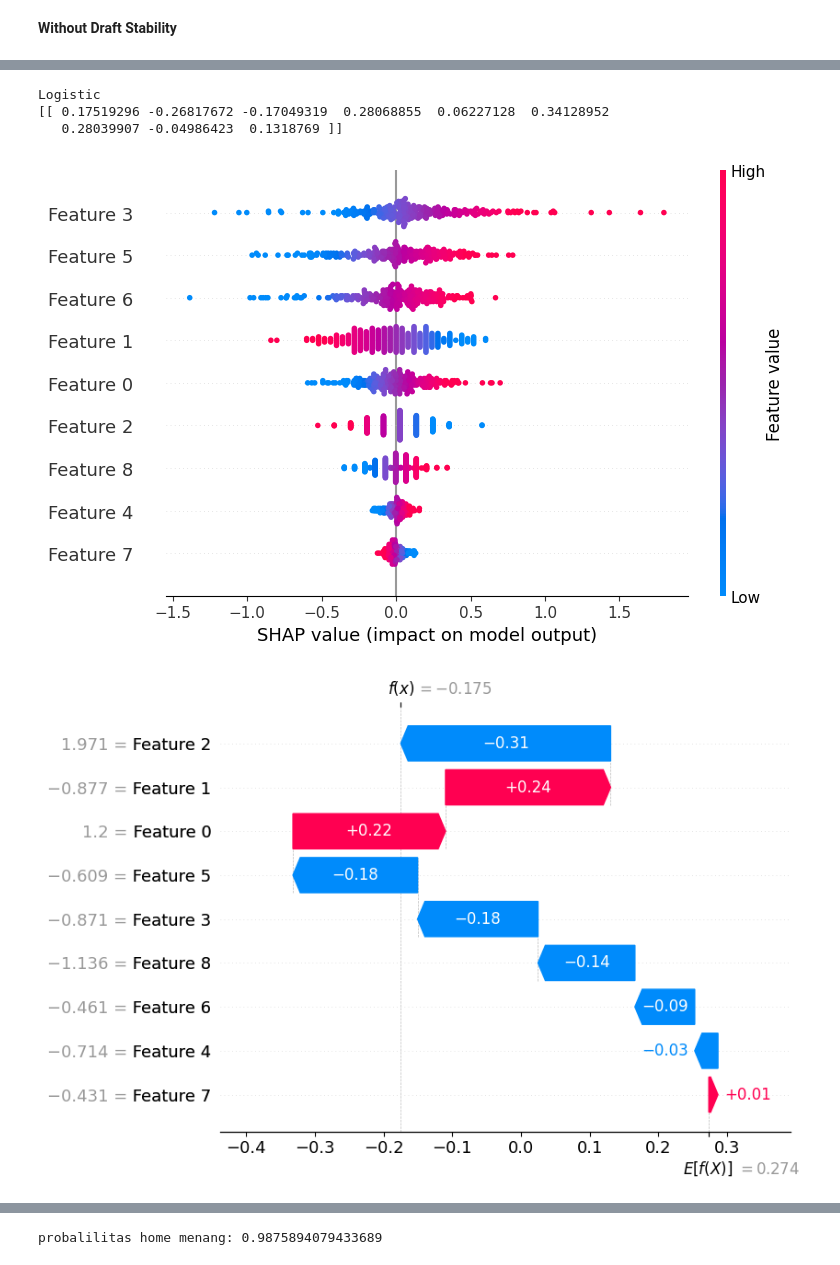
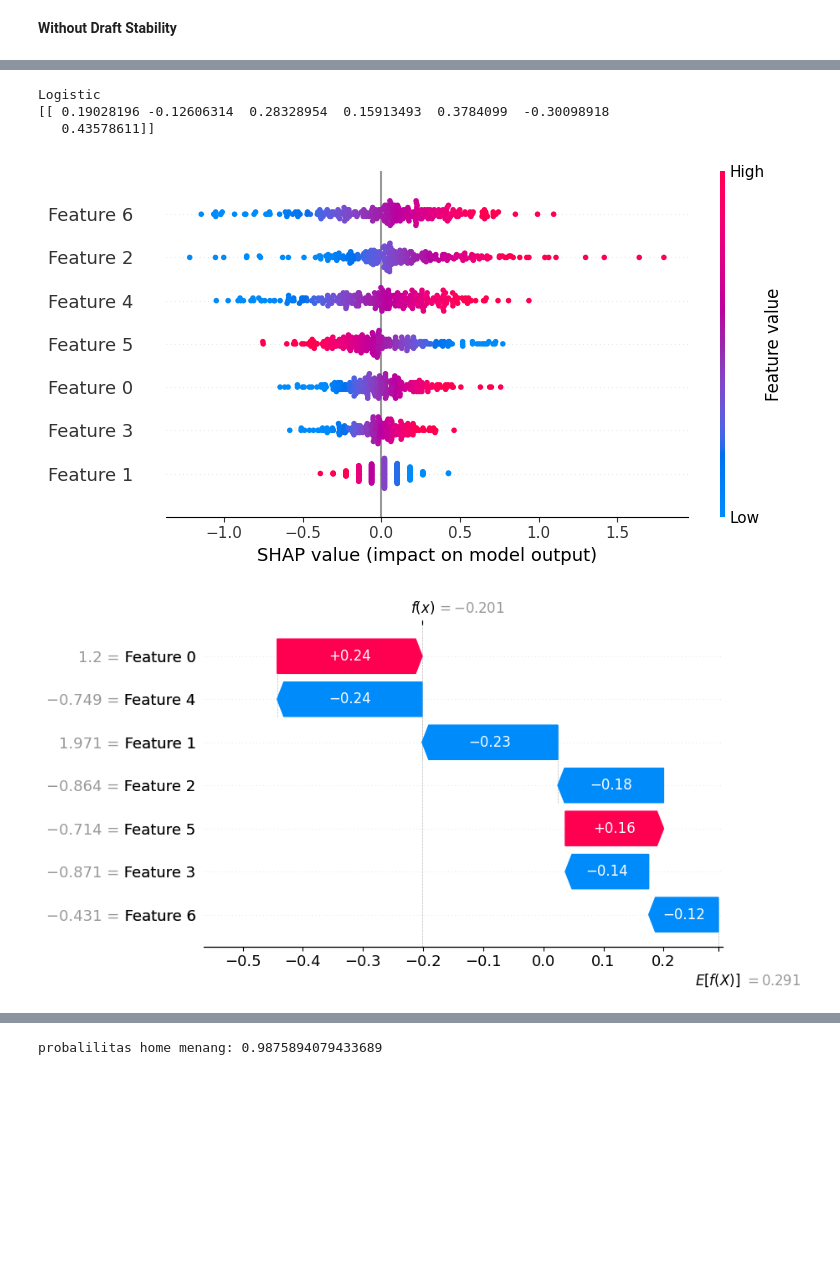
Before and after one commit to imkhlst/End-to-End-MLOps-MWorld-Champions, a Jupyter notebook: notebooks/model_experiments.ipynb, the cells around one changed output, grey strips where cells are left out. Saved outputs shown, nothing was run; the diff lists cells and outputs as text; code cells hidden in the pictures; blank space fills up the shorter version.

```diff
--- a/notebooks/model_experiments.ipynb
+++ b/notebooks/model_experiments.ipynb
@@ -152,18 +152,16 @@ df_games["kda_diff"] = diff_score(
     kda_score(df_games["away_kills"], df_games["away_assists"], df_games["away_deaths"])
 )
 df_games["early_gold_diff"] = df_games["home_gold_5mnt"]
+df_games["early_eff_diff"] = df_games["home_gold_5mnt"] * df_games["gold_eff"]
 df_games["is_mid_game"] = (df_games["duration"] >= 10.0).astype(int)
 df_games["mid_gold_diff"] = diff_score(df_games["home_gold_10mnt"], df_games["home_gold_5mnt"])
+df_games["mid_eff_diff"] = diff_score(df_games["home_gold_10mnt"], df_games["home_gold_5mnt"]) * df_games["gold_eff"]
 df_games["is_late_game"] = (df_games["duration"] >= 15.0).astype(int)
 df_games["late_gold_diff"] = diff_score(df_games["home_gold_15mnt"], df_games["home_gold_10mnt"])
+df_games["late_eff_diff"] = diff_score(df_games["home_gold_15mnt"], df_games["home_gold_10mnt"]) * df_games["gold_eff"]
 df_games["is_very_late_game"] = (df_games["duration"] >= 20.0).astype(int)
 df_games["very_late_gold_diff"] = diff_score(df_games["home_gold_20mnt"], df_games["home_gold_15mnt"])
-# df_games["home_is_comeback"] = (((df_games["early_gold_diff"] < 0) | (df_games["mid_gold_diff"] < 0) | (df_games["early_gold_diff"] < 0)) & (df_games["home_score"] == 1)).astype(int)
-# df_games["home_behind_any_phase"] = ((df_games["early_gold_diff"] < 0) | (df_games["mid_gold_diff"] < 0) | (df_games["late_gold_diff"] < 0)).astype(int)
-# df_games["away_is_comeback"] = (((-(df_games["early_gold_diff"]) < 0) | (-(df_games["mid_gold_diff"]) < 0) | (-(df_games["early_gold_diff"]) < 0)) & (df_games["away_score"] == 1)).astype(int)
-# df_games["away_behind_any_phase"] = ((-(df_games["early_gold_diff"]) < 0) | (-(df_games["mid_gold_diff"]) < 0) | (-(df_games["late_gold_diff"]) < 0)).astype(int)
-# df_games = df_games.drop(columns=df_games.columns[20:44])
-# df_games = df_games.drop(columns=["home_status", "away_status"])
+df_games["very_late_eff_diff"] = diff_score(df_games["home_gold_20mnt"], df_games["home_gold_15mnt"]) * df_games["gold_eff"]
 # %%
 pick_rate = {hero:0 for hero in df_heroes["hero_name"]}
 ban_rate = {hero:0 for hero in df_heroes["hero_name"]}
@@ -799,7 +774,7 @@ df_teams.sort_values(by="elo", ascending=False)
 create missing flag for missing values contained in feature
 # %%
 df_final = pd.DataFrame(history)
-for col in ["duration", "draft_wr_diff", "draft_tendency_diff", "draft_stability_diff", "kda_diff", "objective_diff", "scaling_diff", "gold_total_diff", "early_gold_diff", "mid_gold_diff", "late_gold_diff", "very_late_gold_diff"]:
+for col in ["duration", "draft_wr_diff", "draft_tendency_diff", "draft_stability_diff", "kda_diff", "objective_diff", "scaling_diff", "gold_total_diff", "early_eff_diff", "mid_eff_diff", "late_eff_diff", "very_late_eff_diff"]:
     df_final[col] = pd.to_numeric(df_final[col], errors="coerce")
     df_final[col + "_missing"] = df_final[col].isna().astype(int)
     df_final[col] = df_final[col].fillna(0)
@@ -1125,0 +1193,28 @@ Matrix Confusion: [[79 42]
+# %%
+X = numerical_feature[["draft_wr_diff", "draft_tendency_diff", "draft_stability_diff", "elo_diff", "kda_diff", "objective_diff", "gold_total_diff"]]
+y = df_final["label"].astype(int)
+
+X_train, X_test, y_train, y_test = train_test_split(X, y, test_size=0.2, shuffle=False)
+
+scaler = StandardScaler()
+X_scaled = scaler.fit_transform(X_train)
+X_test_scaled = scaler.transform(X_test)
+
+model = LogisticRegression()
+
+model.fit(X_scaled, y_train)
+
+y_pred_proba = model.predict_proba(X_test_scaled)[:,1]
+y_pred = (y_pred_proba > 0.6).astype(int)
+
+print("Feature Coefficient:\n", model.coef_)
+print(f"Accuracy Score: {accuracy_score(y_test, y_pred)}.")
+print(f"Loss Score: {log_loss(y_test, y_pred_proba)}.")
+print(f"ROC-AUC Score: {roc_auc_score(y_test, y_pred_proba)}.")
+print(f"Matrix Confusion: {confusion_matrix(y_test, y_pred)}.")
+print(f"f1 Score: {f1_score(y_test, y_pred)}.")
+
+explainer = shap.LinearExplainer(model, X_scaled)
+shap_values = explainer(X_test_scaled)
+shap.summary_plot(shap_values, X_test_scaled)
+shap.plots.waterfall(shap_values[0])
@@ -1169,9 +1237,6 @@ Matrix Confusion: [[78 43]
 # %%
-X = numerical_feature[["draft_wr_diff", "draft_tendency_diff", "draft_stability_diff", "elo_diff", "gold_total_diff", "early_gold_diff", "mid_gold_diff", "scaling_diff", "winrate_diff"]]
+X = numerical_feature[["draft_wr_diff", "draft_stability_diff", "elo_diff", "kda_diff", "objective_diff", "gold_total_diff", "scaling_diff"]]
 y = df_final["label"].astype(int)
-
-# # # Count Label Distribution
-# # print(y.value_counts(normalize=True))
 
 result = []
 
@@ -1217,36 +1282,36 @@ for name, model, in model.items():
         print(len(shap_values) if isinstance(shap_values, list) else "not list")
         print(shap_values.shape)
 
         shap.summary_plot(shap_values, X_test)
         shap.plots.waterfall(shap_values[0, :, 1])
 
     if name == "XGB":
         print(name)
         explainer = shap.TreeExplainer(model)
         shap_values = explainer(X_test, check_additivity=False)
         print(len(shap_values) if isinstance(shap_values, list) else "not list")
         print(shap_values.shape)
 
         shap.summary_plot(shap_values, X_test)
         shap.plots.waterfall(shap_values[0])
 
     y_pred_probability = model.predict_proba(X_test)[:,1]
     y_pred = (y_pred_probability > 0.75).astype(int)
 
     result.append({
         "model": model,
         "Loss": log_loss(y_test, y_pred_probability),
         "Acc": accuracy_score(y_test, y_pred),
         "ROC_AUC": roc_auc_score(y_test, y_pred_probability),
         "F1": f1_score(y_test, y_pred),
         "CM": confusion_matrix(y_test, y_pred)})
 
 pd.DataFrame(result)
 # %% [output]
 Logistic
-[[ 0.17519296 -0.26817672 -0.17049319  0.28068855  0.06227128  0.34128952
-   0.28039907 -0.04986423  0.1318769 ]]
+[[ 0.19028196 -0.12606314  0.28328954  0.15913493  0.3784099  -0.30098918
+   0.43578611]]
-[figure, old version]
+[figure, new version]
-[figure, old version]
+[figure, new version]
 RF
                 feature  importance
```
Also changed, not shown: parts of 37 cells of this notebook.
